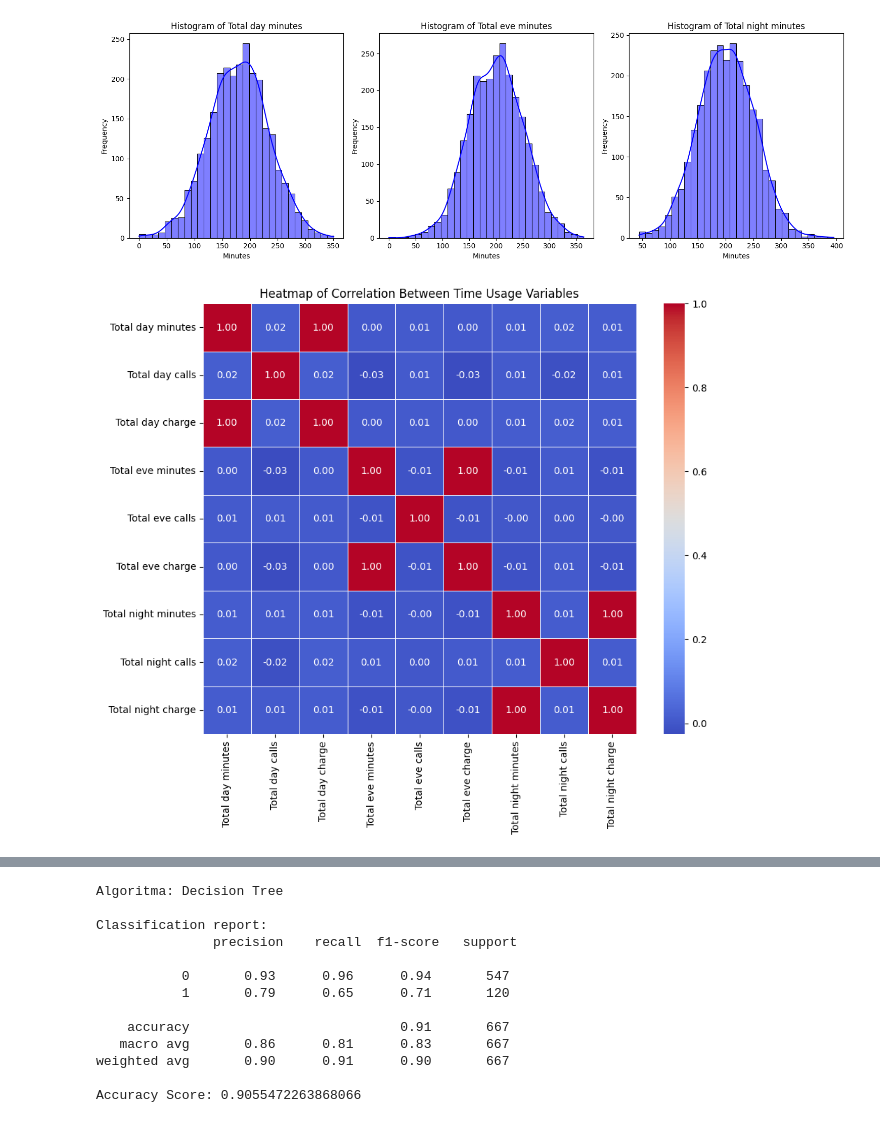
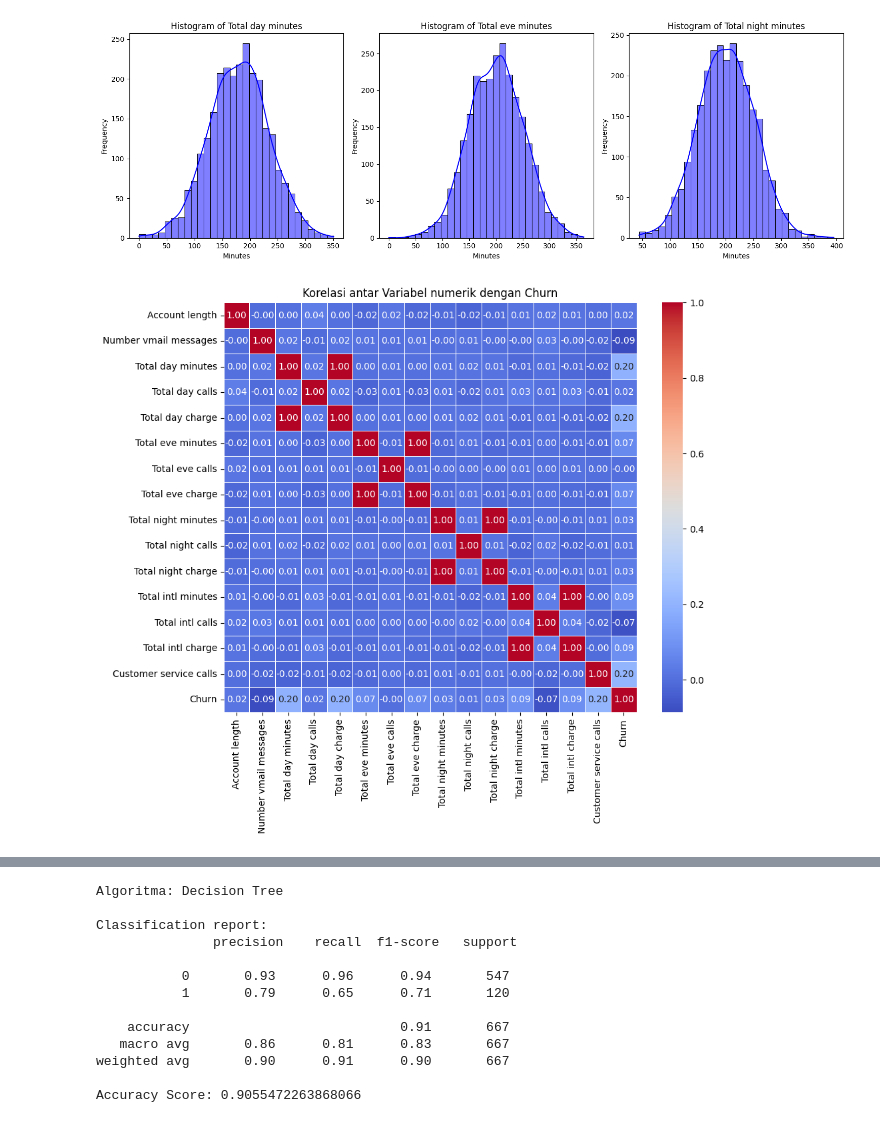
Before and after one commit to Kimichigiri/PRECHANTEL, a Jupyter notebook: PRECHANTEL.ipynb, the cells around one changed output, grey strips where cells are left out. Drawn from its saved outputs; the diff is of its cells as text; code cells hidden in the pictures.

Commit message:
Menyelesaikan visualisasi

```diff
--- a/PRECHANTEL.ipynb
+++ b/PRECHANTEL.ipynb
@@ -156,21 +157,22 @@ plt.show()
 # %% [output]
 [figure]
 # %%
-
-# Memilih kolom relevan untuk korelasi heatmap
-time_usage_columns = [
-    'Total day minutes', 'Total day calls', 'Total day charge',
-    'Total eve minutes', 'Total eve calls', 'Total eve charge',
-    'Total night minutes', 'Total night calls', 'Total night charge'
-]
+# Korelasi antar Variabel numerik dengan churn
+# Memilih kolom relevan untuk korelasi heatmap seperti kolom numerik dan churn
+# Tolong run sebelum standardscaler dilakukan
+rel_col = ['Account length', 'Number vmail messages', 'Total day minutes',
+            'Total day calls', 'Total day charge', 'Total eve minutes',
+            'Total eve calls', 'Total eve charge', 'Total night minutes',
+            'Total night calls', 'Total night charge', 'Total intl minutes',
+            'Total intl calls', 'Total intl charge', 'Customer service calls', 'Churn']
 
 # Calculating correlation matrix
-correlation_matrix = prechantel[time_usage_columns].corr()
+correlation_matrix = prechantel[rel_col].corr()
 
 # Plotting the heatmap
 plt.figure(figsize=(10, 8))
 sns.heatmap(correlation_matrix, annot=True, cmap='coolwarm', fmt='.2f', linewidths=0.5)
-plt.title('Heatmap of Correlation Between Time Usage Variables')
+plt.title('Korelasi antar Variabel numerik dengan Churn')
 plt.show()
 # %% [output]
-[figure, old version]
+[figure, new version]
```
Also changed, not shown: parts of 6 cells of this notebook.
